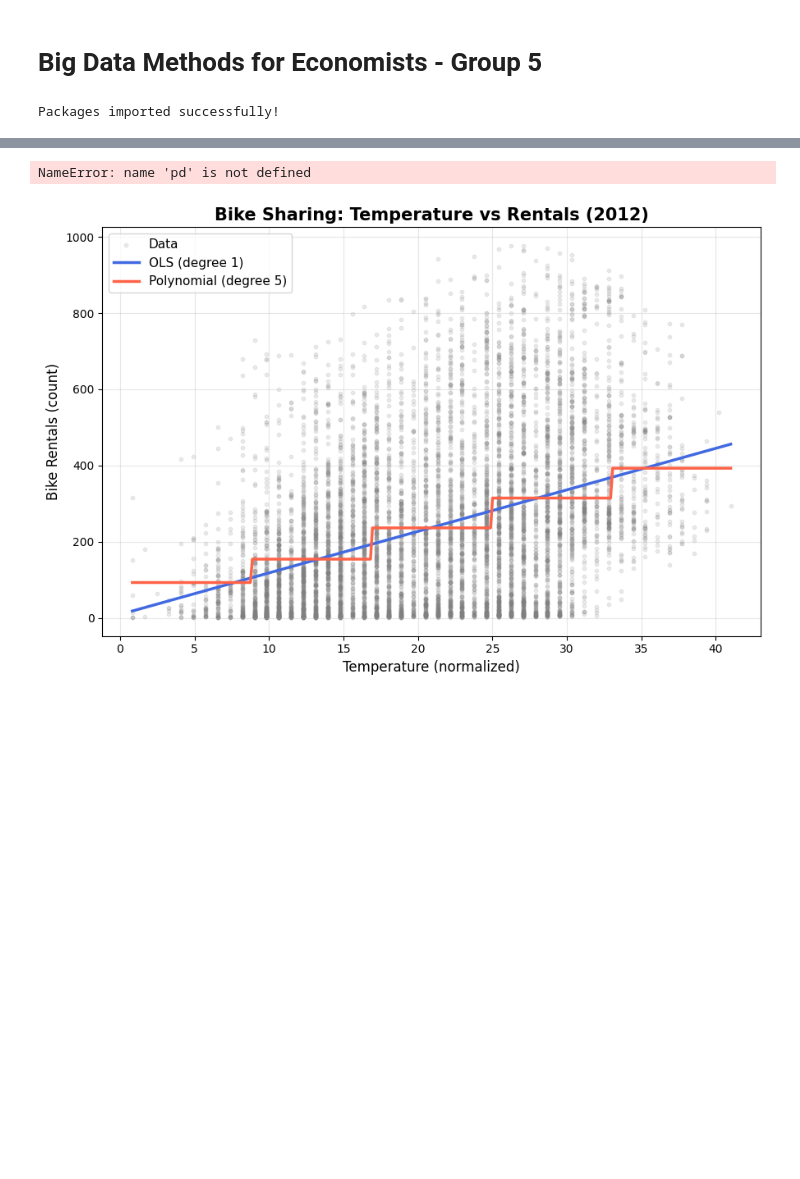
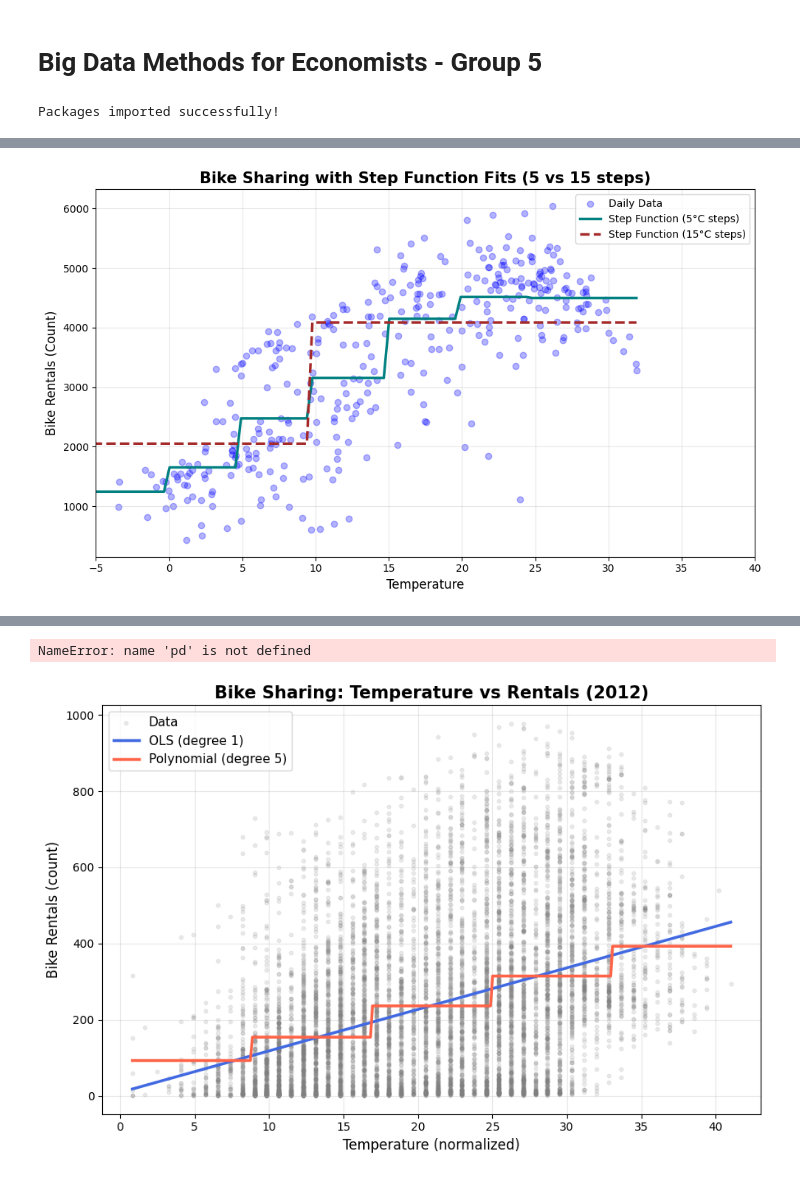
Before and after one commit to AlexS-1/BDME, a Jupyter notebook: Examples.ipynb, the cells around one changed output, grey strips where cells are left out. Cells and saved outputs as stored; diff of their text form; code cells hidden in the pictures; blank space fills up the shorter version.

```diff
--- a/Examples.ipynb
+++ b/Examples.ipynb
@@ -13,0 +140,50 @@ Packages imported successfully!
+# %%
+# Step function fits with 5 and 15 steps (using daily temperature data)
+
+def step_function_predict(x_train, y_train, x_grid, stepsize):
+    bins = np.arange(x_train.min(), x_train.max(), stepsize)
+    train_bin_idx = np.digitize(x_train, bins[1:-1], right=False)
+
+    # Mean response per bin
+    bin_means = np.array([
+        y_train[train_bin_idx == i].mean() if np.any(train_bin_idx == i) else y_train.mean()
+        for i in range(len(bins) - 1)
+    ])
+
+    # Predict on grid
+    grid_bin_idx = np.digitize(x_grid, bins[1:-1], right=False)
+    return bin_means[grid_bin_idx]
+
+y_step1_daily = step_function_predict(X_daily_np, y_daily_np, X_plot_daily, stepsize=1)
+y_step5_daily = step_function_predict(X_daily_np, y_daily_np, X_plot_daily, stepsize=5)
+y_step15_daily = step_function_predict(X_daily_np, y_daily_np, X_plot_daily, stepsize=15)
+
+step1_model = {
+    'x': X_plot_daily,
+    'y': y_step1_daily,
+    'label': 'Step Function (1°C steps)',
+    'color': 'green'
+}
+
+step5_model = {
+    'x': X_plot_daily,
+    'y': y_step5_daily,
+    'label': 'Step Function (5°C steps)',
+    'color': 'teal'
+}
+
+step15_model = {
+    'x': X_plot_daily,
+    'y': y_step15_daily,
+    'label': 'Step Function (15°C steps)',
+    'color': 'brown',
+    'linestyle': '--'
+}
+
+plot_bike_models(
+    models=[step5_model, step15_model],
+    title='Bike Sharing with Step Function Fits (5 vs 15 steps)',
+    filename="bike_step_function_fits.pdf"
+)
+# %% [output]
+[figure, added]
```
Also changed, not shown: parts of 11 cells of this notebook, 20 other files.
